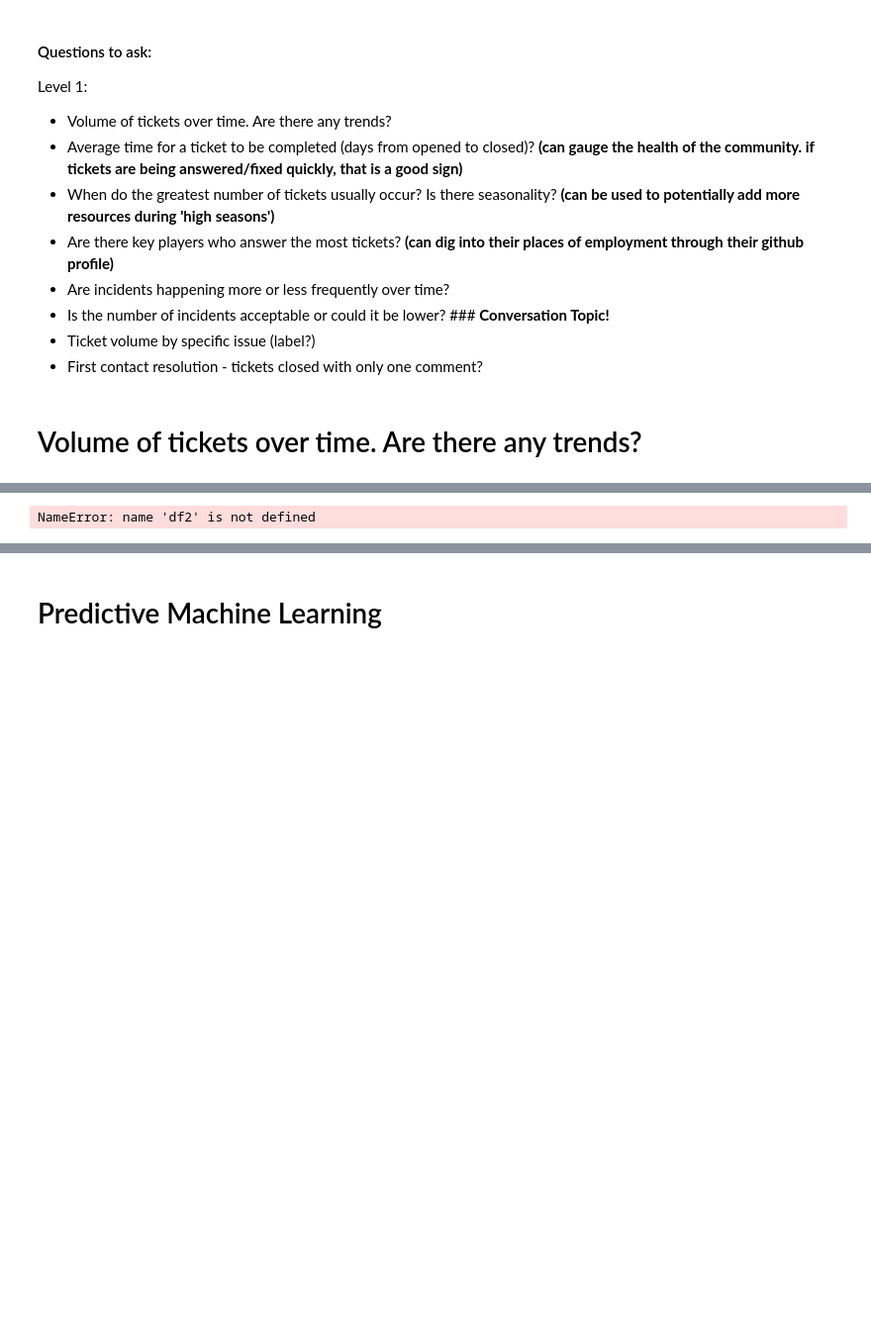
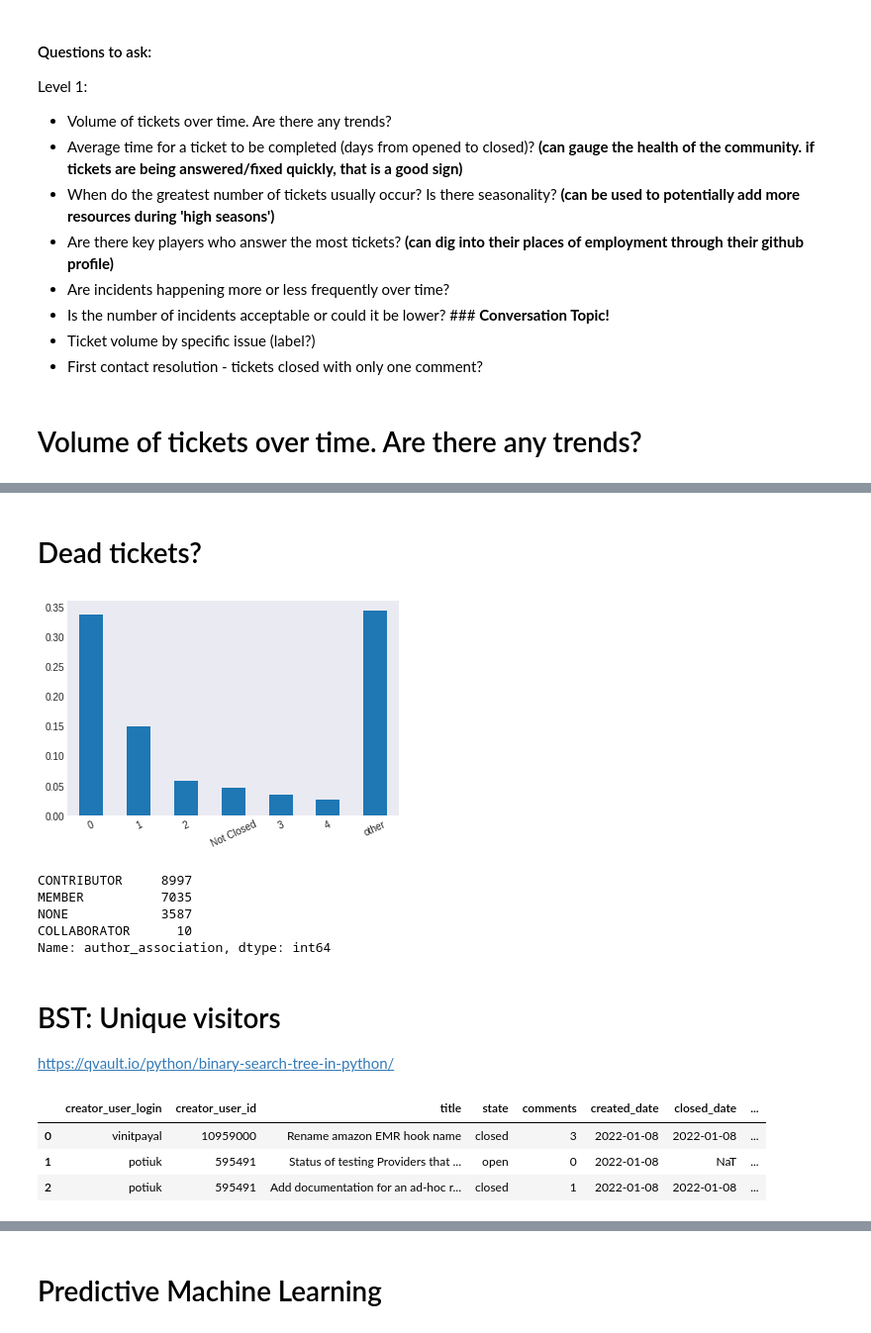
Before and after one commit to AmirZahre/Github_Org_Repo_Analysis, a Jupyter notebook: astronomer_V1.ipynb, the cells around one changed output, grey strips where cells are left out. Shown at 99% size. Cells and saved outputs as stored; diff of their text form; code cells hidden in the pictures; blank space fills up the shorter version.

```diff
--- a/astronomer_V1.ipynb
+++ b/astronomer_V1.ipynb
@@ -580,20 +492,28 @@ plt.show()
+# %% [markdown]
+# Dead tickets?
 # %%
 '''
 Let's look at 'dead' tickets: ones open for more than, lets say
 '''
 
 # length = dict(df.creator_user_id.value_counts(normalize=True).loc[lambda x : x>0.0005])
 
-prob = df2.time_to_close.value_counts(normalize=True)
+prob = df.time_to_close.value_counts(normalize=True)
 threshold = 0.02
 mask = prob > threshold
 tail_prob = prob.loc[~mask].sum()
 prob = prob.loc[mask]
 prob['other'] = tail_prob
 prob.plot(kind='bar')
 plt.xticks(rotation=25)
 plt.show()
 # %% [output]
-NameError: name 'df2' is not defined
+[figure, added]
 # %%
-df2.author_association.value_counts()
+df.author_association.value_counts()
+# %% [output]
+CONTRIBUTOR     8997
+MEMBER          7035
+NONE            3587
+COLLABORATOR      10
+Name: author_association, dtype: int64
@@ -604,0 +520,10 @@ comments
+# %% [markdown]
+# BST: Unique visitors
+https://qvault.io/python/binary-search-tree-in-python/
+# %%
+df.head(3)
+# %% [output]
+|  | creator_user_login | creator_user_id | title | state | comments | created_date | closed_date | ... |
+| 0 | vinitpayal | 10959000 | Rename amazon EMR hook name | closed | 3 | 2022-01-08 | 2022-01-08 | ... |
+| 1 | potiuk | 595491 | Status of testing Providers that ... | open | 0 | 2022-01-08 | NaT | ... |
+| 2 | potiuk | 595491 | Add documentation for an ad-hoc r... | closed | 1 | 2022-01-08 | 2022-01-08 | ... |
```
Also changed, not shown: parts of 31 cells of this notebook.
